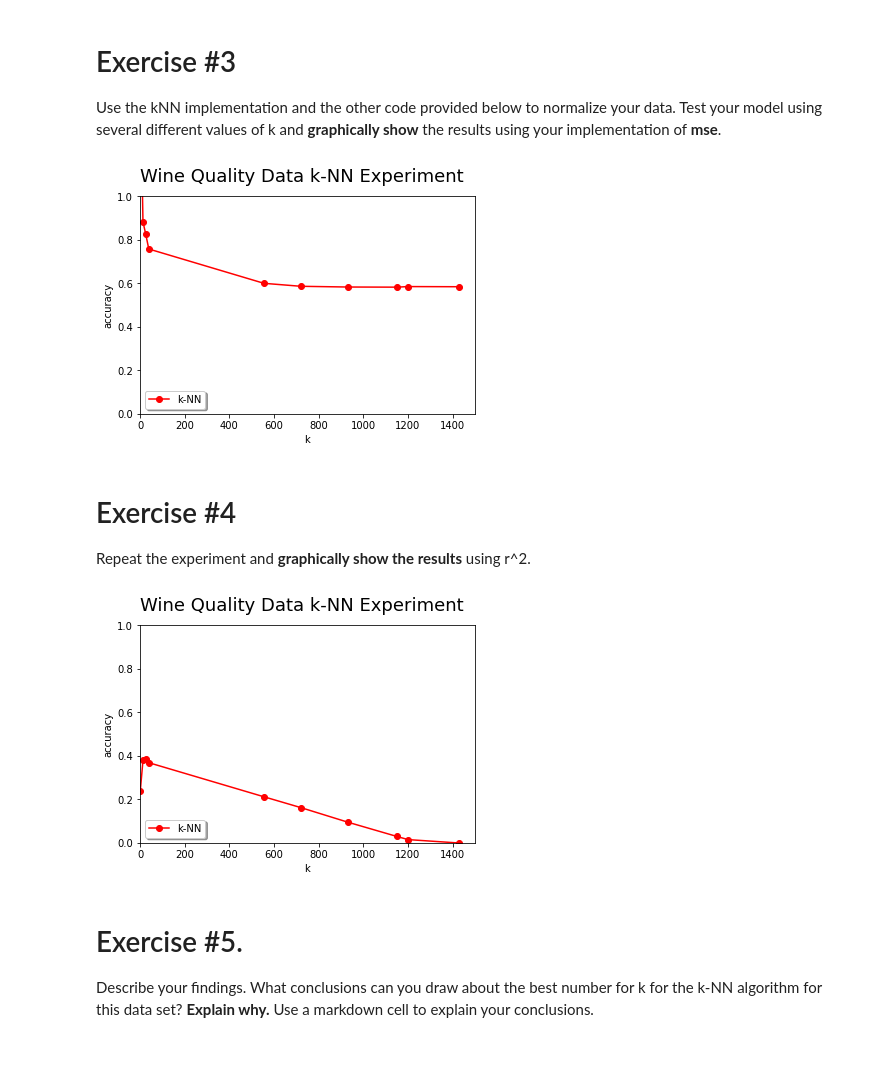
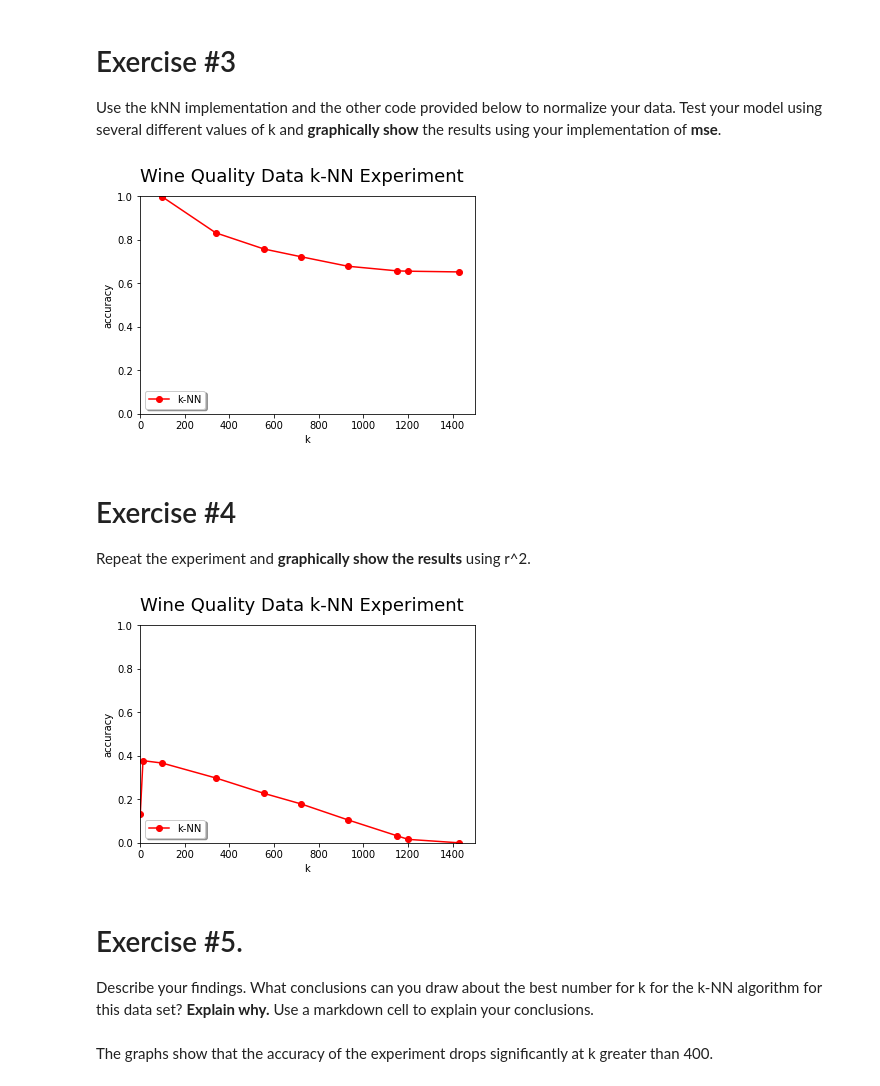
Before and after one commit to ZofiaLandowska/notes, a Jupyter notebook: notebook3_landowska.ipynb, the cells around one changed output. Cells and saved outputs as stored; diff of their text form; code cells hidden in the pictures; blank space fills up the shorter version.

```diff
--- a/notebook3_landowska.ipynb
+++ b/notebook3_landowska.ipynb
@@ -130,34 +127,33 @@ test_norm_data['alcohol'] = (test_data['alcohol'] - alcohol_mean)/alcohol_std
 # %%
 import matplotlib.pyplot as plt
 %matplotlib inline
-from sklearn.metrics import accuracy_score
 
-k_vals = [1,13,25,39,555,721,931,1151,1201,1429]
+k_vals = [1,13,99,339,555,721,931,1151,1201,1429]
 kNN_accuracies = []
 
 for k in k_vals:
     predictions = regressions_all_kNN(test_norm_data,train_norm_data,k)
     current_accuracy = mse(test_norm_data['quality'],predictions)
     kNN_accuracies.append(current_accuracy)
 
 
 plt.suptitle('Wine Quality Data k-NN Experiment',fontsize=18)
 plt.xlabel('k')
 plt.ylabel('accuracy')
 plt.plot(k_vals,kNN_accuracies,'ro-',label='k-NN')
 plt.legend(loc='lower left', shadow=True)
 plt.axis([0,1500,0,1])
 
 plt.show()
 # %% [output]
-[figure, old version]
+[figure, new version]
 # %% [markdown]
 # Exercise #4
 Repeat the experiment and **graphically show the results** using r^2.
 # %%
 from sklearn.metrics import r2_score
 
-k_vals = [1,13,25,39,555,721,931,1151,1201,1429]
+k_vals = [1,13,99,339,555,721,931,1151,1201,1429]
 kNN_accuracies = []
 
 for k in k_vals:
@@ -175,7 +171,9 @@ plt.axis([0,1500,0,1])
 
 plt.show()
 # %% [output]
-[figure, old version]
+[figure, new version]
 # %% [markdown]
 # Exercise #5.
 Describe your findings. What conclusions can you draw about the best number for k for the k-NN algorithm for this data set? **Explain why.** Use a markdown cell to explain your conclusions.
+# %% [markdown]
+The graphs show that the accuracy of the experiment drops significantly at k greater than 400.
```
Also changed, not shown: parts of 1 cell of this notebook.
